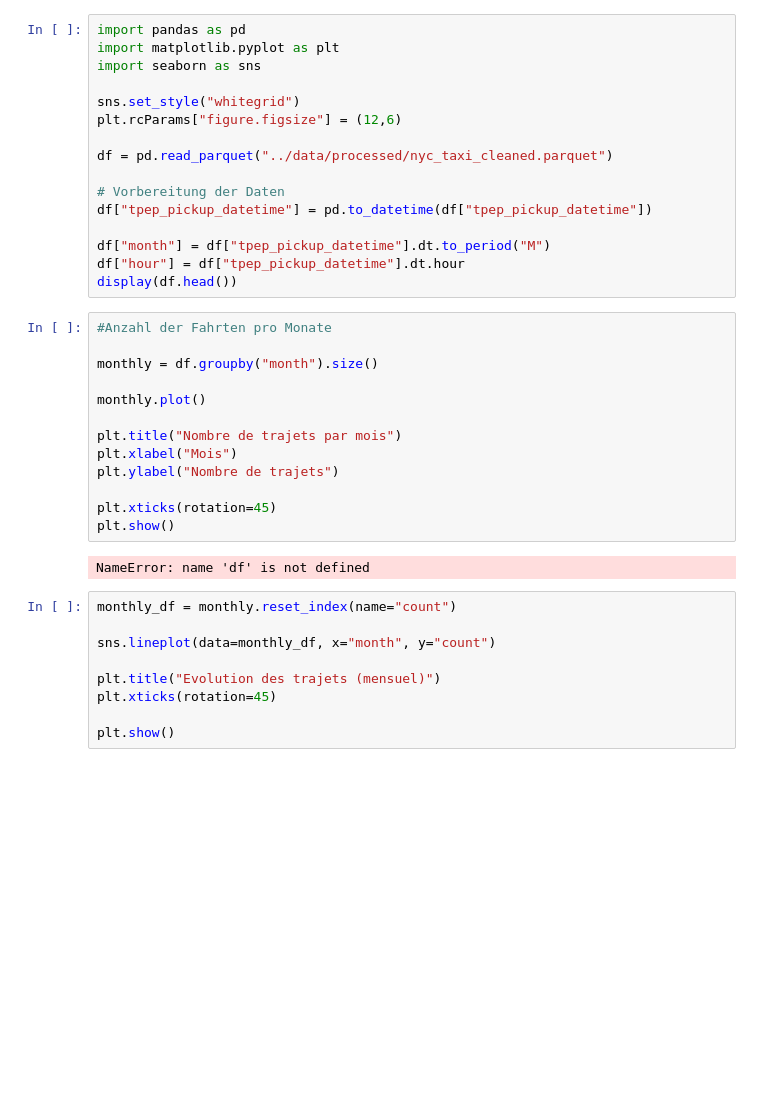
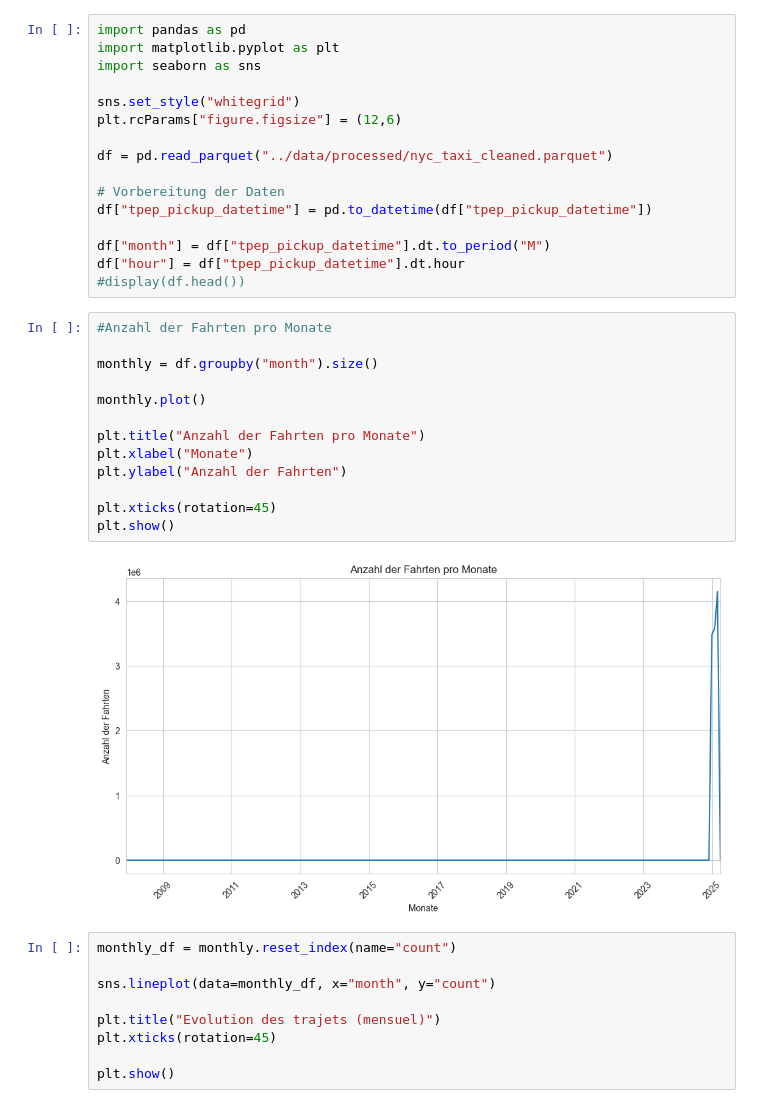
Before and after one commit to worldappli/tlc-trip-record-data, a Jupyter notebook: scripts/visualisation.ipynb, the cells around one changed output. Cells and saved outputs as stored; diff of their text form; blank space fills up the shorter version.

```diff
--- a/scripts/visualisation.ipynb
+++ b/scripts/visualisation.ipynb
@@ -13,22 +13,22 @@ df["tpep_pickup_datetime"] = pd.to_datetime(df["tpep_pickup_datetime"])
 
 df["month"] = df["tpep_pickup_datetime"].dt.to_period("M")
 df["hour"] = df["tpep_pickup_datetime"].dt.hour
-display(df.head())
+#display(df.head())
 # %%
 #Anzahl der Fahrten pro Monate
 
 monthly = df.groupby("month").size()
 
 monthly.plot()
 
-plt.title("Nombre de trajets par mois")
-plt.xlabel("Mois")
-plt.ylabel("Nombre de trajets")
+plt.title("Anzahl der Fahrten pro Monate")
+plt.xlabel("Monate")
+plt.ylabel("Anzahl der Fahrten")
 
 plt.xticks(rotation=45)
 plt.show()
 # %% [output]
-NameError: name 'df' is not defined
+[figure, added]
 # %%
 monthly_df = monthly.reset_index(name="count")
 
```
Also changed, not shown: parts of 6 cells of this notebook.
